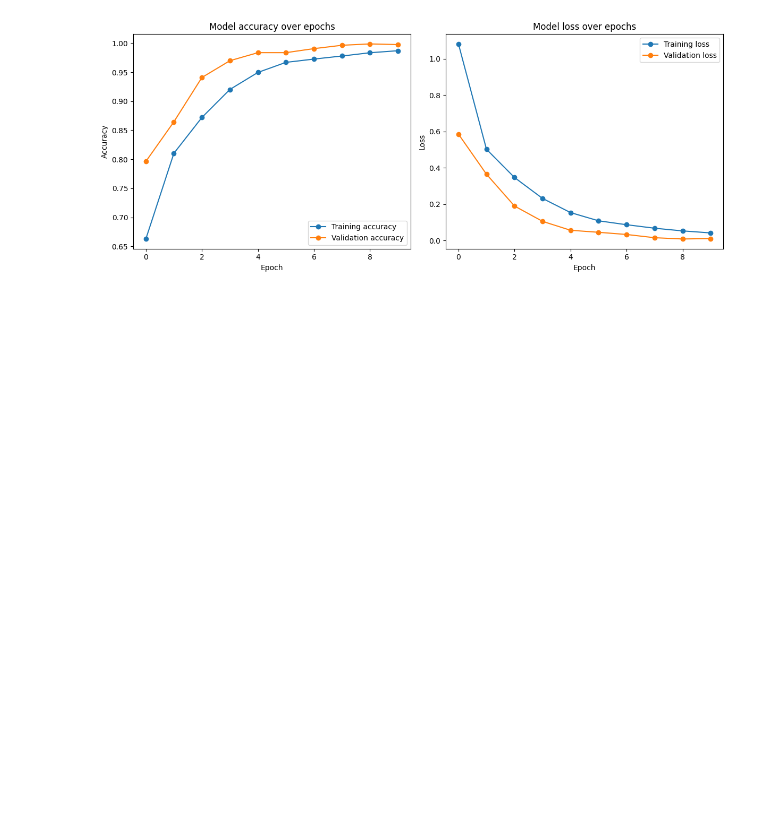
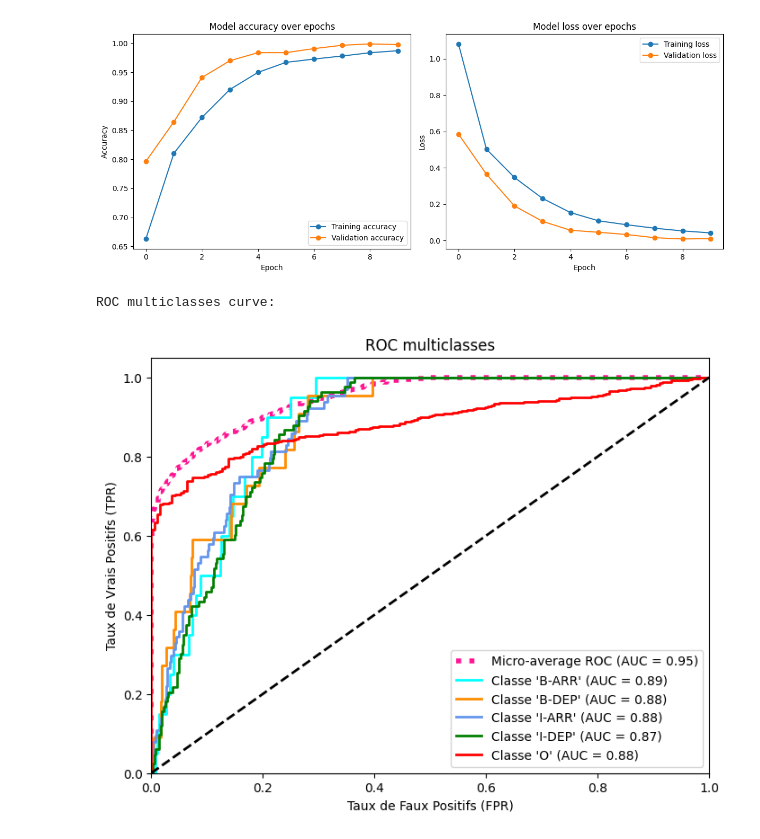
Before and after one commit to MetalBrackets/T-AIA-901-new, a Jupyter notebook: model/SANDRINE/finetuning-NER_MobileBert.ipynb, the cells around one changed output. Cells and saved outputs as stored; diff of their text form; code cells hidden in the pictures; blank space fills up the shorter version.

```diff
--- a/model/SANDRINE/finetuning-NER_MobileBert.ipynb
+++ b/model/SANDRINE/finetuning-NER_MobileBert.ipynb
@@ -154,3 +154,18 @@ weighted avg       0.93      0.86      0.88      1764
 
 Evolution of accuracy and loss over the epoch:
 [figure]
+# %%
+import os
+import warnings
+import tensorflow as tf
+os.environ['TF_CPP_MIN_LOG_LEVEL'] = '0'
+tf.get_logger().setLevel('ERROR')
+warnings.filterwarnings("ignore")
+import tensorflow as tf
+
+from utils import get_ROC_curve
+
+get_ROC_curve(true_labels=test_labels, logits=test_predictions, unique_labels=unique_labels)
+# %% [output]
+ROC multiclasses curve:
+[figure, added]
```
Also changed, not shown: 7 other files.
